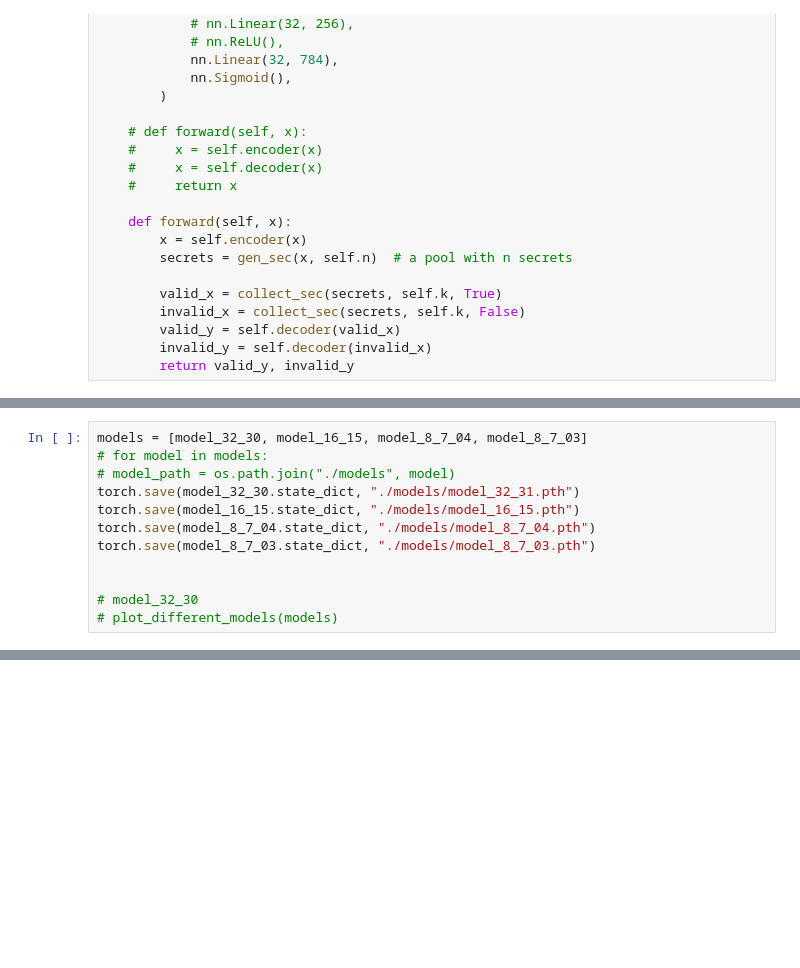
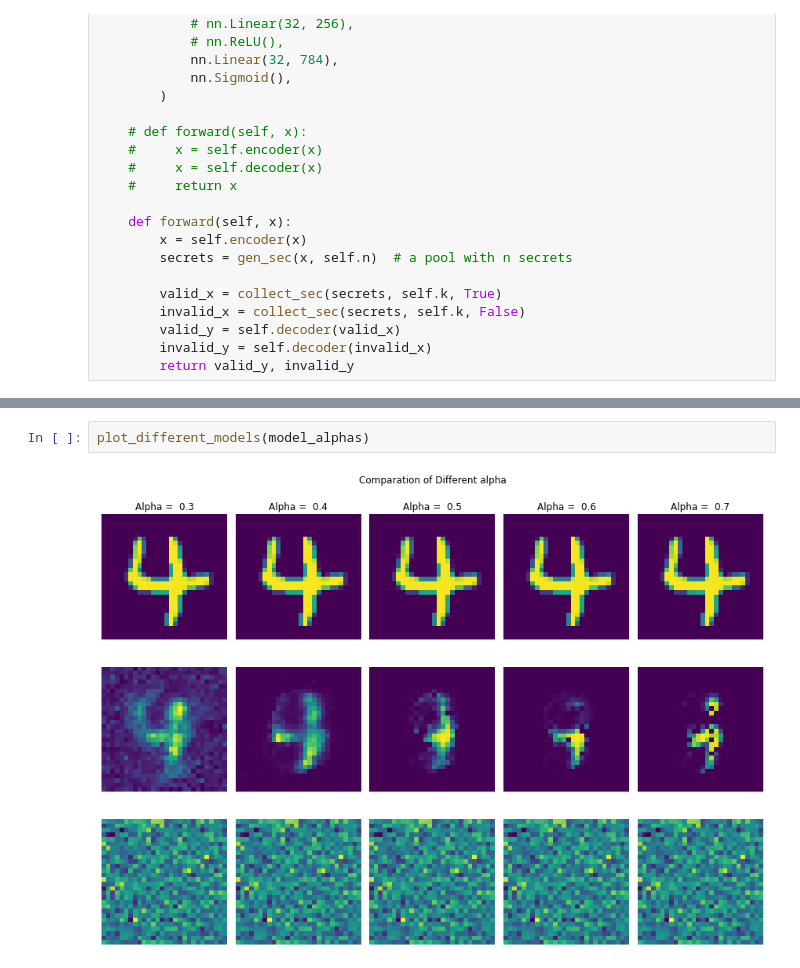
Before and after one commit to UnknownXenia/AE_SecretSharing, a Jupyter notebook: AE.ipynb, the cells around one changed output, grey strips where cells are left out. Cells and saved outputs as stored; diff of their text form; blank space fills up the shorter version.

```diff
--- a/AE.ipynb
+++ b/AE.ipynb
@@ -351,12 +214,0 @@ def plot_different_models(models):
-# %%
-models = [model_32_30, model_16_15, model_8_7_04, model_8_7_03]
-# for model in models:
-# model_path = os.path.join("./models", model)
-torch.save(model_32_30.state_dict, "./models/model_32_31.pth")
-torch.save(model_16_15.state_dict, "./models/model_16_15.pth")
-torch.save(model_8_7_04.state_dict, "./models/model_8_7_04.pth")
-torch.save(model_8_7_03.state_dict, "./models/model_8_7_03.pth")
-
-
-# model_32_30
-# plot_different_models(models)
@@ -367,0 +338,4 @@ plot_samples(model_8_7_03)
+# %%
+plot_different_models(model_alphas)
+# %% [output]
+[figure, added]
```
Also changed, not shown: parts of 22 cells of this notebook.
